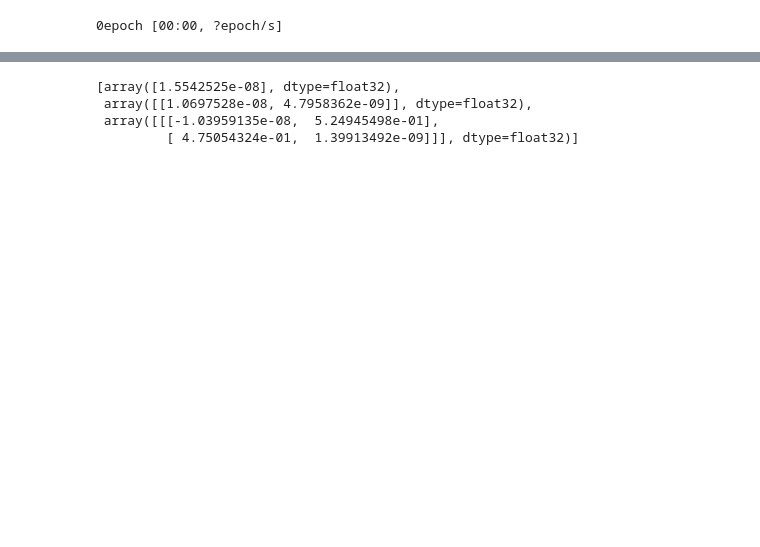
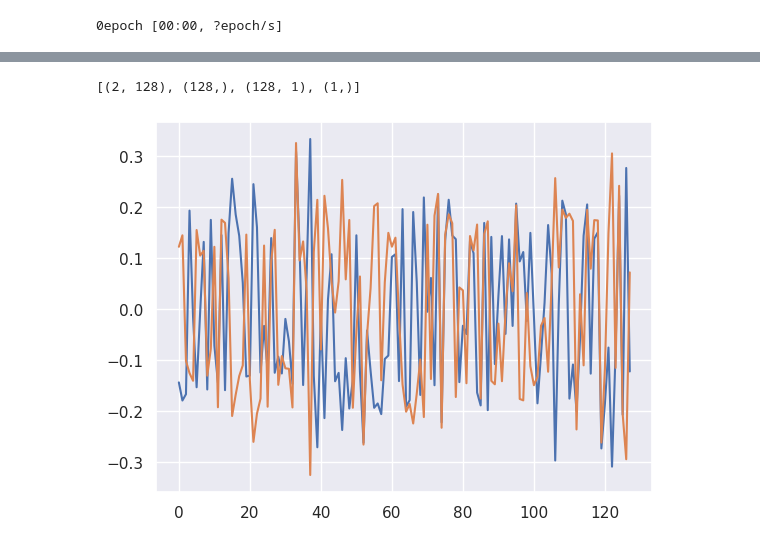
Before and after one commit to FriedChips/dl_basics, a Jupyter notebook: experiments/simple_mlp_arithmetic.ipynb, the cells around one changed output, grey strips where cells are left out. Drawn from its saved outputs; the diff is of its cells as text; code cells hidden in the pictures; blank space fills up the shorter version.

```diff
--- a/experiments/simple_mlp_arithmetic.ipynb
+++ b/experiments/simple_mlp_arithmetic.ipynb
@@ -198,7 +209,8 @@ plt.plot(y)
-# %%
-model.get_weights()
-# %% [output]
-[array([1.5542525e-08], dtype=float32),
- array([[1.0697528e-08, 4.7958362e-09]], dtype=float32),
- array([[[-1.03959135e-08,  5.24945498e-01],
-         [ 4.75054324e-01,  1.39913492e-09]]], dtype=float32)]
+# %%
+[ w.shape for w in model.get_weights() ]
+# %% [output]
+[(2, 128), (128,), (128, 1), (1,)]
+# %%
+plt.plot(model.get_weights()[0].T);
+# %% [output]
+[figure, added]
```
Also changed, not shown: parts of 9 cells of this notebook, 2 other files.
